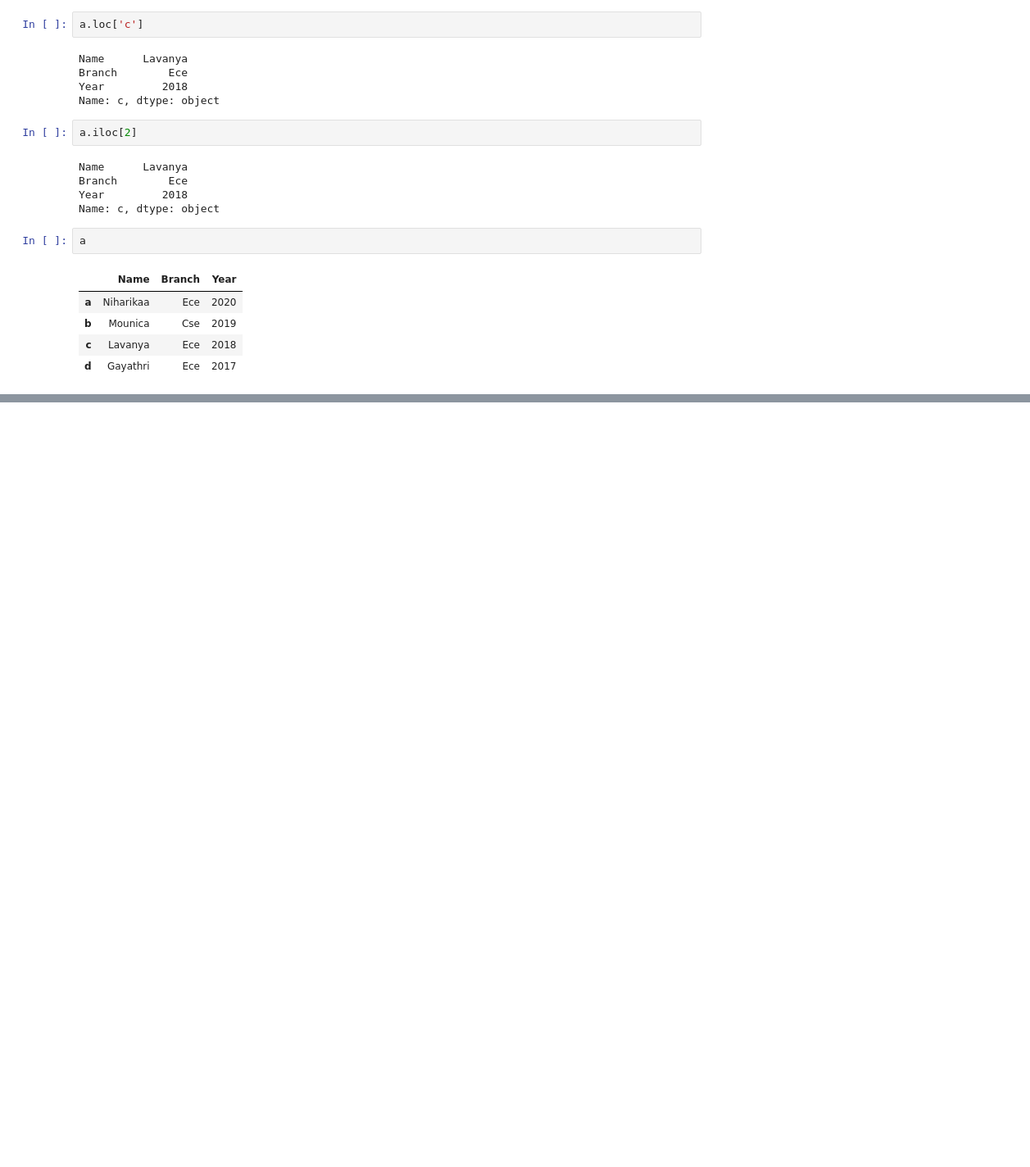
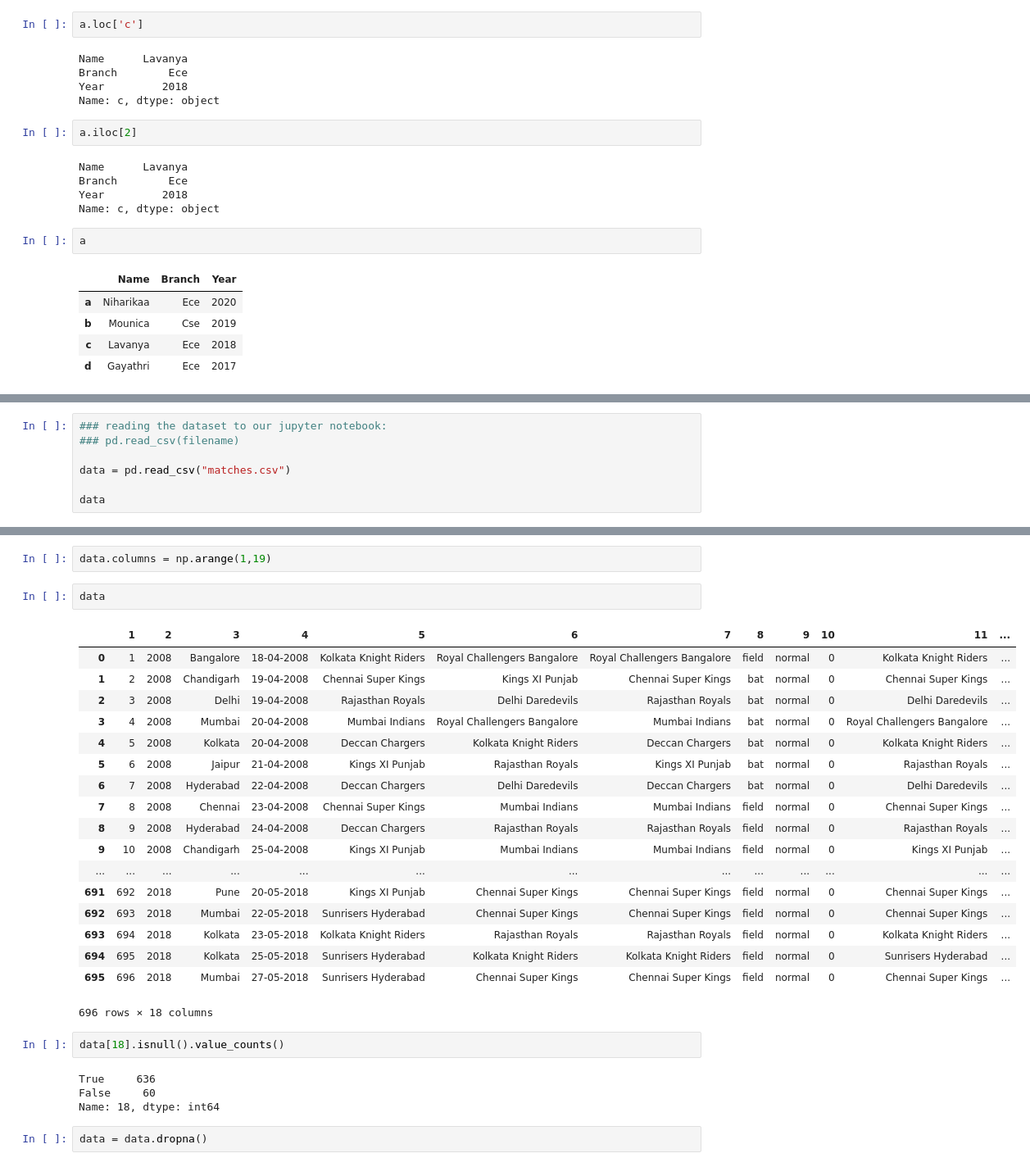
Before and after one commit to AP-State-Skill-Development-Corporation/Data-Analysis-Using-Python-MB1, a Jupyter notebook: Day03_22July2020/Pandas(22-07-2020).ipynb, the cells around one changed output, grey strips where cells are left out. Shown: that part at 82% size. Cells and saved outputs as stored; diff of their text form; blank space fills up the shorter version.

```diff
--- a/Day03_22July2020/Pandas(22-07-2020).ipynb
+++ b/Day03_22July2020/Pandas(22-07-2020).ipynb
@@ -311,0 +314,7 @@ a
+# %%
+### reading the dataset to our jupyter notebook:
+### pd.read_csv(filename)
+
+data = pd.read_csv("matches.csv")
+
+data
@@ -311,0 +492,31 @@ a
+# %%
+data.columns = np.arange(1,19)
+# %%
+data
+# %% [output]
+|  | 1 | 2 | 3 | 4 | 5 | 6 | 7 | 8 | 9 | 10 | 11 | ... |
+| 0 | 1 | 2008 | Bangalore | 18-04-2008 | Kolkata Knight Riders | Royal Challengers Bangalore | Royal Challengers Bangalore | field | normal | 0 | Kolkata Knight Riders | ... |
+| 1 | 2 | 2008 | Chandigarh | 19-04-2008 | Chennai Super Kings | Kings XI Punjab | Chennai Super Kings | bat | normal | 0 | Chennai Super Kings | ... |
+| 2 | 3 | 2008 | Delhi | 19-04-2008 | Rajasthan Royals | Delhi Daredevils | Rajasthan Royals | bat | normal | 0 | Delhi Daredevils | ... |
+| 3 | 4 | 2008 | Mumbai | 20-04-2008 | Mumbai Indians | Royal Challengers Bangalore | Mumbai Indians | bat | normal | 0 | Royal Challengers Bangalore | ... |
+| 4 | 5 | 2008 | Kolkata | 20-04-2008 | Deccan Chargers | Kolkata Knight Riders | Deccan Chargers | bat | normal | 0 | Kolkata Knight Riders | ... |
+| 5 | 6 | 2008 | Jaipur | 21-04-2008 | Kings XI Punjab | Rajasthan Royals | Kings XI Punjab | bat | normal | 0 | Rajasthan Royals | ... |
+| 6 | 7 | 2008 | Hyderabad | 22-04-2008 | Deccan Chargers | Delhi Daredevils | Deccan Chargers | bat | normal | 0 | Delhi Daredevils | ... |
+| 7 | 8 | 2008 | Chennai | 23-04-2008 | Chennai Super Kings | Mumbai Indians | Mumbai Indians | field | normal | 0 | Chennai Super Kings | ... |
+| 8 | 9 | 2008 | Hyderabad | 24-04-2008 | Deccan Chargers | Rajasthan Royals | Rajasthan Royals | field | normal | 0 | Rajasthan Royals | ... |
+| 9 | 10 | 2008 | Chandigarh | 25-04-2008 | Kings XI Punjab | Mumbai Indians | Mumbai Indians | field | normal | 0 | Kings XI Punjab | ... |
+| ... | ... | ... | ... | ... | ... | ... | ... | ... | ... | ... | ... | ... |
+| 691 | 692 | 2018 | Pune | 20-05-2018 | Kings XI Punjab | Chennai Super Kings | Chennai Super Kings | field | normal | 0 | Chennai Super Kings | ... |
+| 692 | 693 | 2018 | Mumbai | 22-05-2018 | Sunrisers Hyderabad | Chennai Super Kings | Chennai Super Kings | field | normal | 0 | Chennai Super Kings | ... |
+| 693 | 694 | 2018 | Kolkata | 23-05-2018 | Kolkata Knight Riders | Rajasthan Royals | Rajasthan Royals | field | normal | 0 | Kolkata Knight Riders | ... |
+| 694 | 695 | 2018 | Kolkata | 25-05-2018 | Sunrisers Hyderabad | Kolkata Knight Riders | Kolkata Knight Riders | field | normal | 0 | Sunrisers Hyderabad | ... |
+| 695 | 696 | 2018 | Mumbai | 27-05-2018 | Sunrisers Hyderabad | Chennai Super Kings | Chennai Super Kings | field | normal | 0 | Chennai Super Kings | ... |
+696 rows × 18 columns
+# %%
+data[18].isnull().value_counts()
+# %% [output]
+True     636
+False     60
+Name: 18, dtype: int64
+# %%
+data = data.dropna()
```
Also changed, not shown: parts of 30 cells of this notebook.
